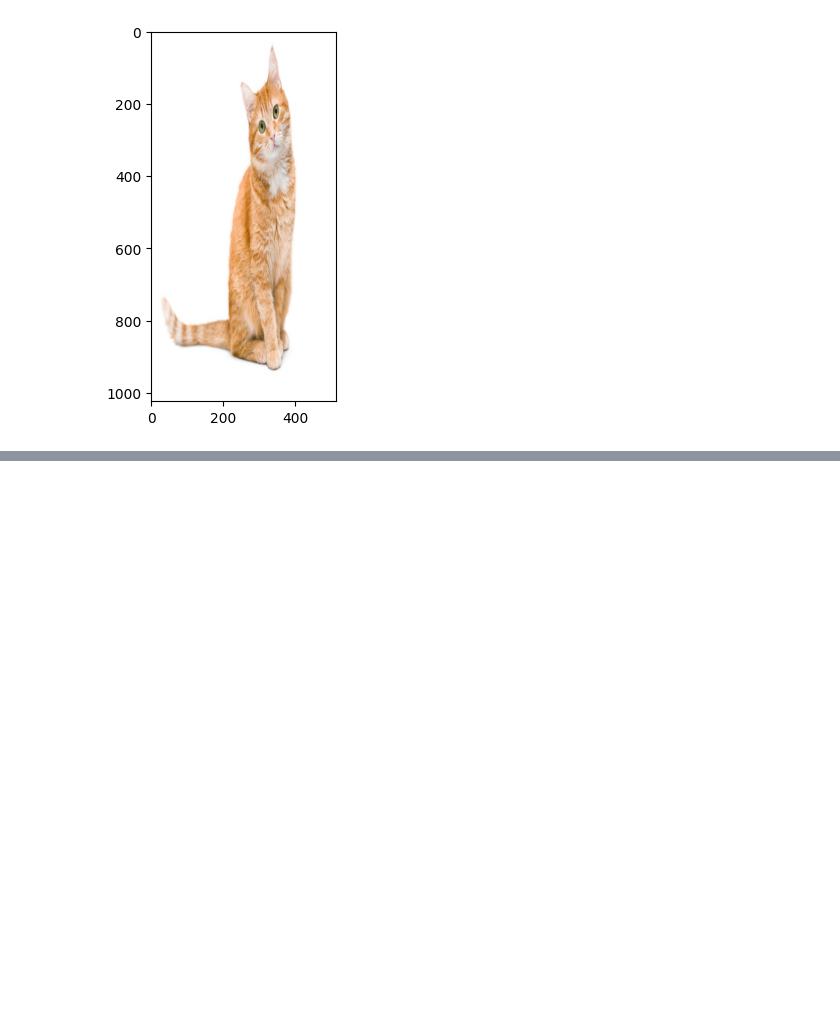
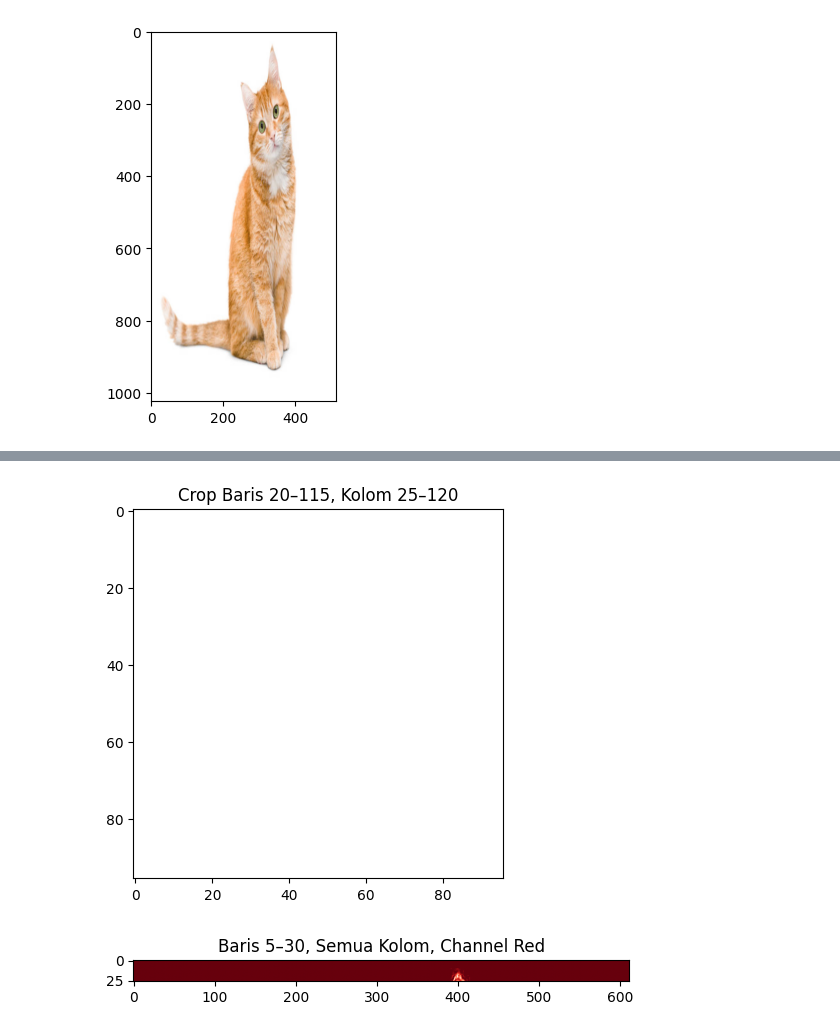
Before and after one commit to annisakrnn/PCVK_Genap_2025, a Jupyter notebook: Week2.ipynb, the cells around one changed output, grey strips where cells are left out. Saved outputs shown, nothing was run; the diff lists cells and outputs as text; code cells hidden in the pictures; blank space fills up the shorter version.

```diff
--- a/Week2.ipynb
+++ b/Week2.ipynb
@@ -91,0 +162,17 @@ plt.imshow(black_img2)
+# %%
+crop1 = img_rgb[20:116, 25:121]
+plt.imshow(crop1)
+plt.title("Crop Baris 20–115, Kolom 25–120")
+plt.axis("on")
+plt.show()
+# %% [output]
+[figure, added]
+# %%
+red_channel = img_rgb[:, :, 0]
+crop_red = red_channel[5:31, :]
+
+plt.title("Baris 5–30, Semua Kolom, Channel Red")
+plt.axis("on")
+plt.show()
+# %% [output]
+[figure, added]
```
Also changed, not shown: parts of 24 cells of this notebook.
